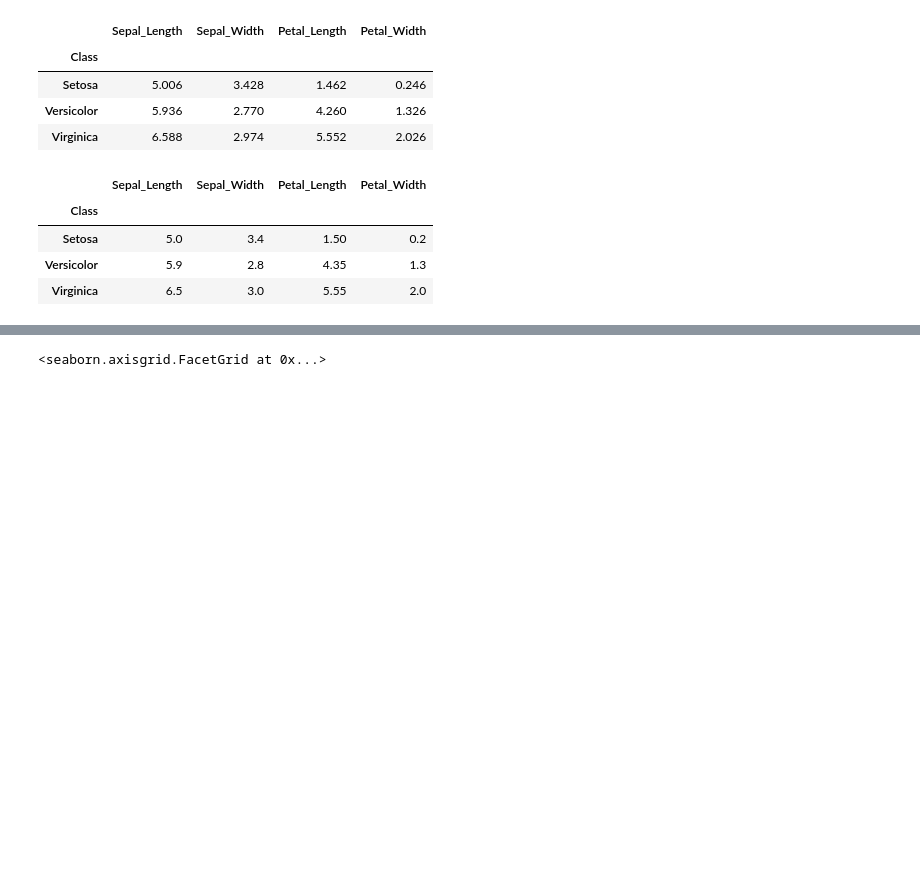
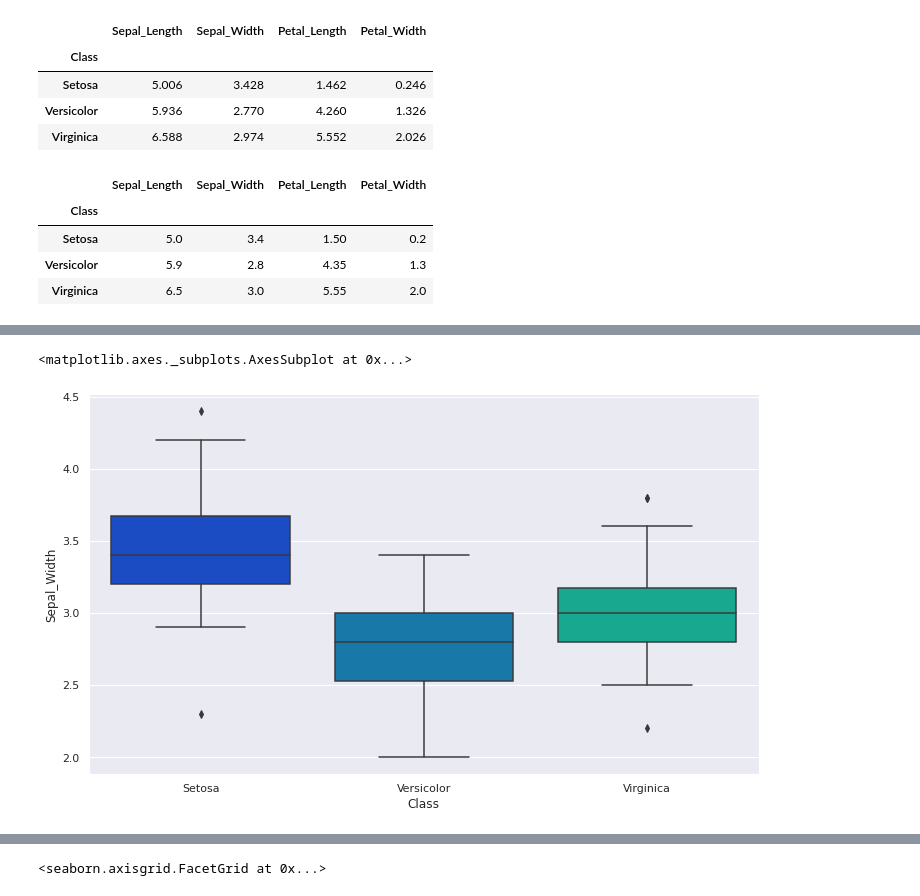
Before and after one commit to lophiraalata/data-analytics-micro-credential, a Jupyter notebook: IH_InClass_LabAssignment.ipynb, the cells around one changed output, grey strips where cells are left out. Saved outputs shown, nothing was run; the diff lists cells and outputs as text; code cells hidden in the pictures; blank space fills up the shorter version.

```diff
--- a/IH_InClass_LabAssignment.ipynb
+++ b/IH_InClass_LabAssignment.ipynb
@@ -274,0 +293,11 @@ df.groupby(['Class']).median()
+# %%
+# this boxplot is useful because it shows us the max, min, and median values for the feature of our choice
+# this plot shows Sepal_Width according to Class, it accounts for the different categories of iris
+# we can see that the 'Setosa' class tended to have the widest sepals, followed by Virginica, and then Versicolor
+# we should note that there are outliers which means we cannot draw definitive conclusions about which class of flower has the widest sepals
+
+plt.figure(figsize=(12,7))
+sns.boxplot(x='Class', y='Sepal_Width', data=df, palette='winter')
+# %% [output]
+<matplotlib.axes._subplots.AxesSubplot at 0x...>
+[figure, added]
```
Also changed, not shown: parts of 39 cells of this notebook.
